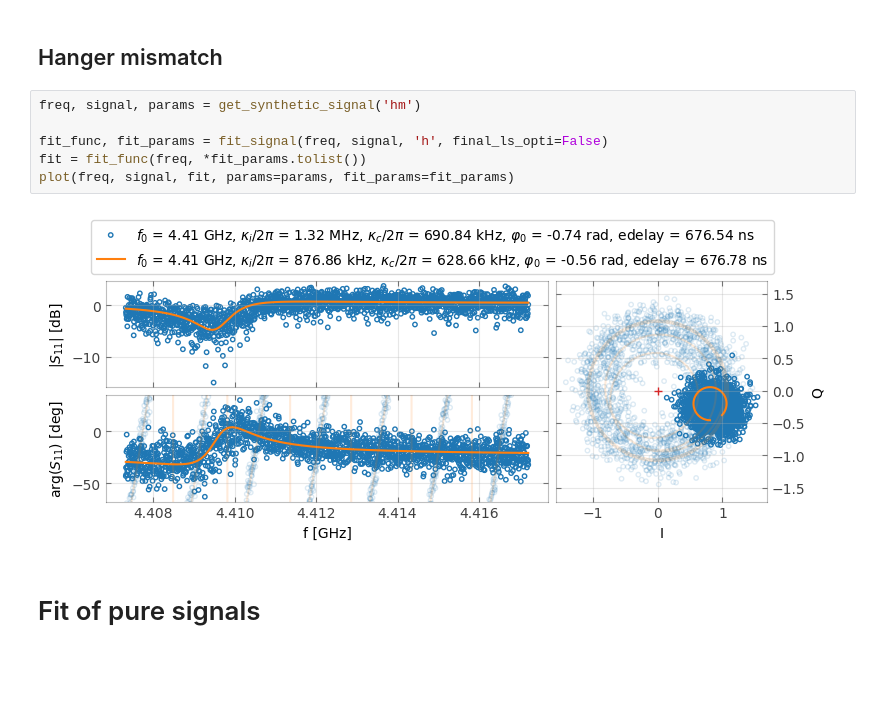
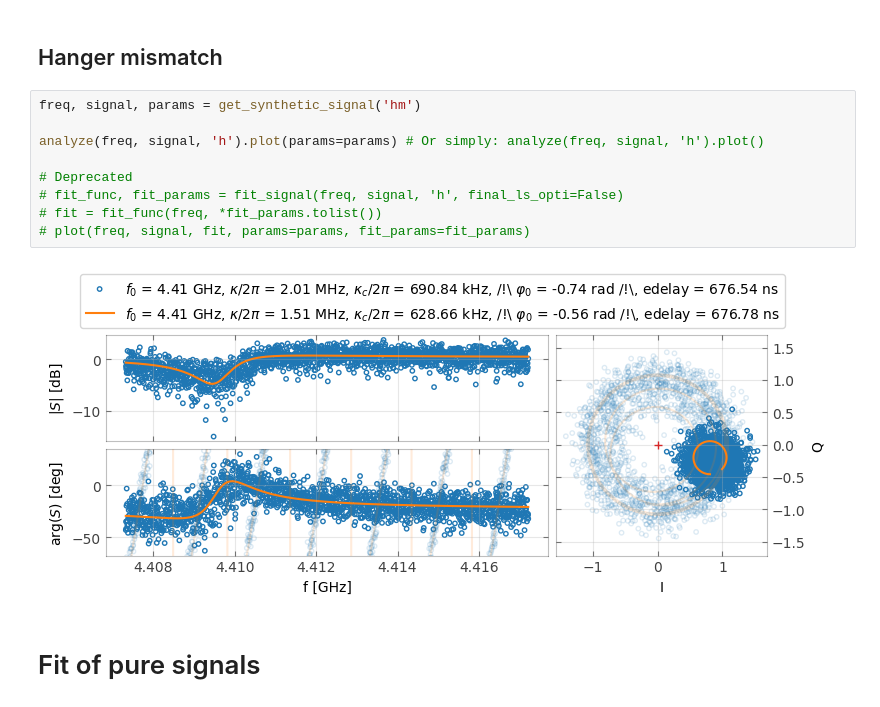
Before and after one commit to UlysseREGLADE/abcd_rf_fit, a Jupyter notebook: readme.ipynb, the cells around one changed output. Saved outputs shown, nothing was run; the diff lists cells and outputs as text; blank space fills up the shorter version.

```diff
--- a/readme.ipynb
+++ b/readme.ipynb
@@ -55,11 +67,14 @@ plot(freq, signal, fit, params=params, fit_params=fit_params)
 # %%
 freq, signal, params = get_synthetic_signal('hm')
 
-fit_func, fit_params = fit_signal(freq, signal, 'h', final_ls_opti=False)
-fit = fit_func(freq, *fit_params.tolist())
-plot(freq, signal, fit, params=params, fit_params=fit_params)
+analyze(freq, signal, 'h').plot(params=params) # Or simply: analyze(freq, signal, 'h').plot()
+
+# Deprecated
+# fit_func, fit_params = fit_signal(freq, signal, 'h', final_ls_opti=False)
+# fit = fit_func(freq, *fit_params.tolist())
+# plot(freq, signal, fit, params=params, fit_params=fit_params)
 # %% [output]
-[figure, old version]
+[figure, new version]
 # %% [markdown]
 # Fit of pure signals
 # %% [markdown]
```
Also changed, not shown: parts of 7 cells of this notebook, 4 other files.
